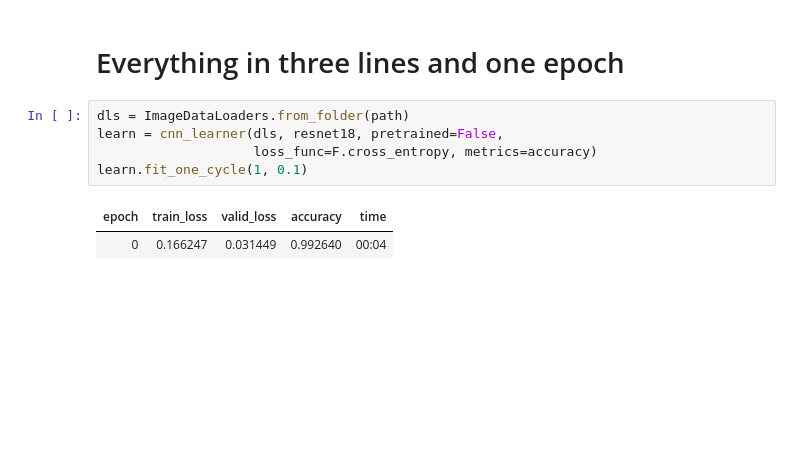
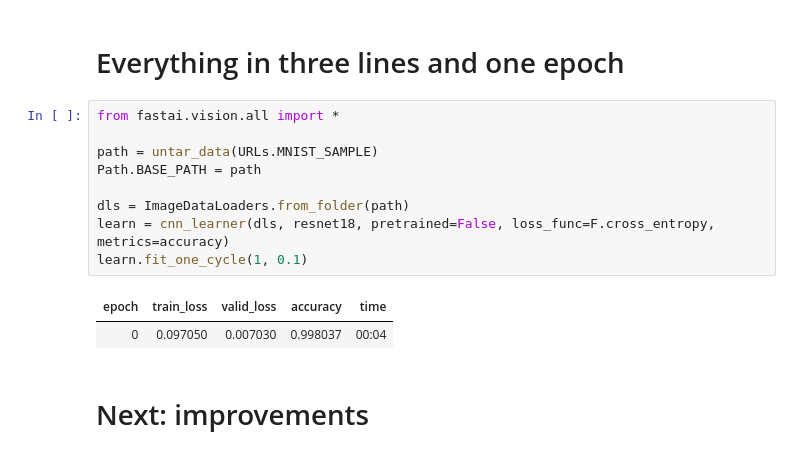
Before and after one commit to mccallion/rory, a Jupyter notebook: _20200901_mnist_basics.ipynb, the cells around one changed output. Cells and saved outputs as stored; diff of their text form; blank space fills up the shorter version.

Commit message:
new workbook MNIST Improvements

```diff
--- a/_20200901_mnist_basics.ipynb
+++ b/_20200901_mnist_basics.ipynb
@@ -1402,10 +1401,16 @@ show_image(w[8].view(28,28))
 # %% [markdown]
 # Everything in three lines and one epoch
 # %%
+from fastai.vision.all import *
+
+path = untar_data(URLs.MNIST_SAMPLE)
+Path.BASE_PATH = path
+
 dls = ImageDataLoaders.from_folder(path)
-learn = cnn_learner(dls, resnet18, pretrained=False,
-                    loss_func=F.cross_entropy, metrics=accuracy)
+learn = cnn_learner(dls, resnet18, pretrained=False, loss_func=F.cross_entropy, metrics=accuracy)
 learn.fit_one_cycle(1, 0.1)
 # %% [output]
 | epoch | train_loss | valid_loss | accuracy | time |
-| 0 | 0.166247 | 0.031449 | 0.992640 | 00:04 |
+| 0 | 0.097050 | 0.007030 | 0.998037 | 00:04 |
+# %% [markdown]
+# Next: improvements
```
Also changed, not shown: parts of 3 cells of this notebook, 4 other files.
